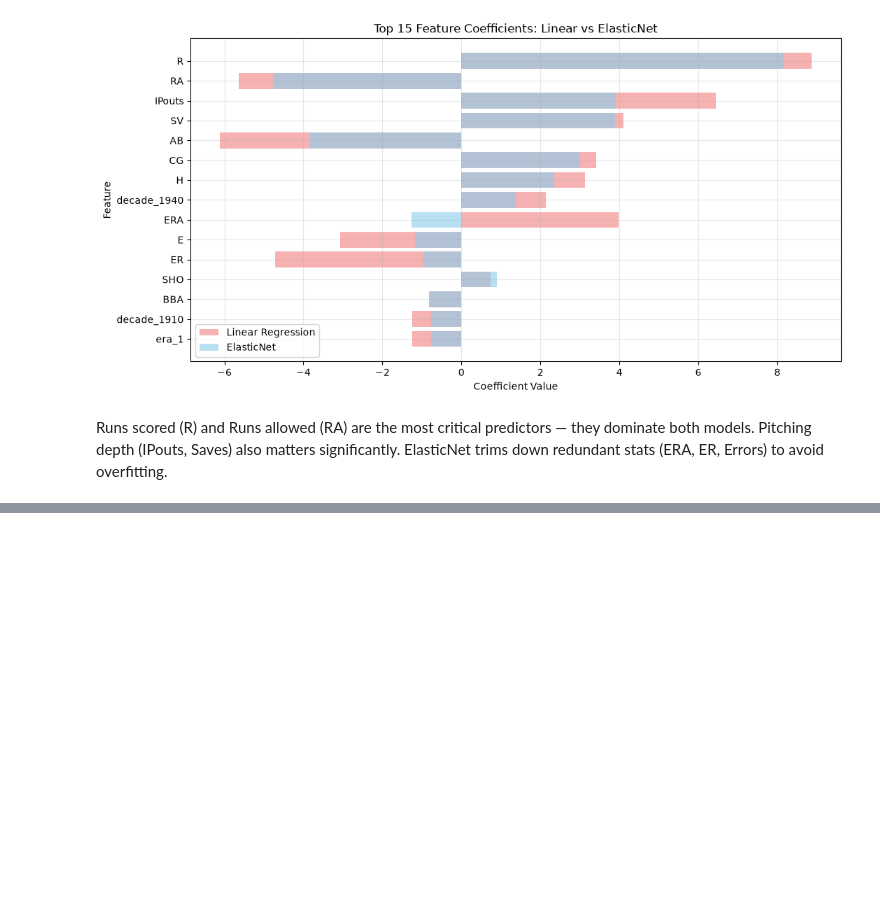
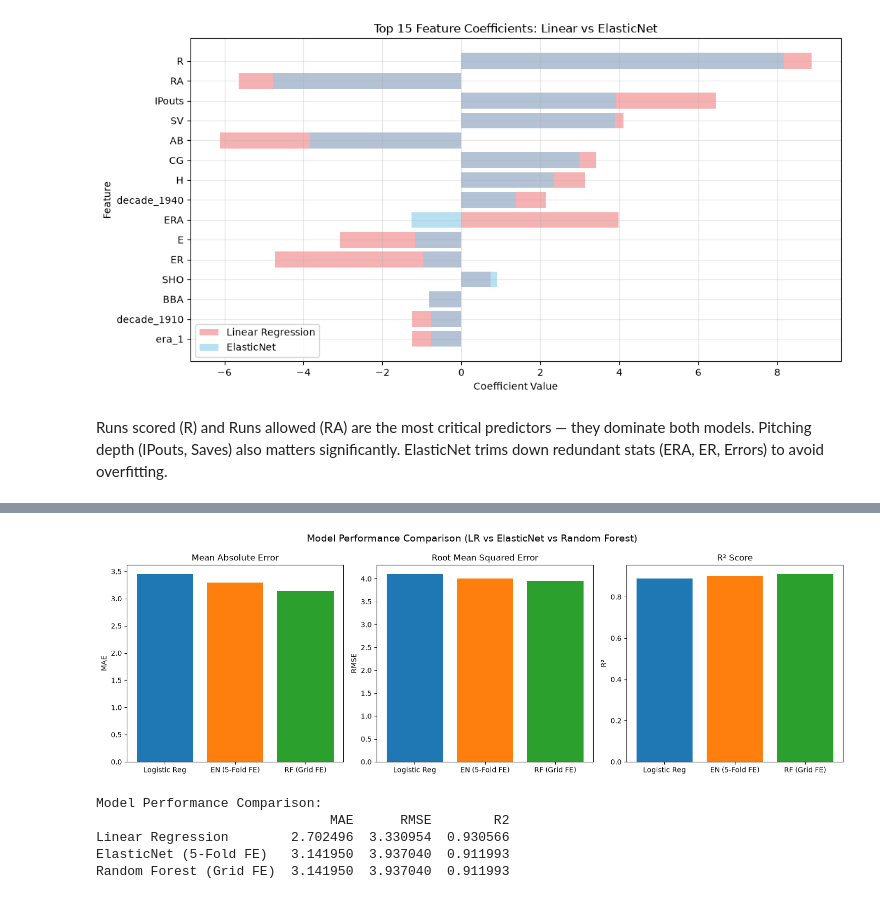
Before and after one commit to boyboi86/ntu-module3-mlb, a Jupyter notebook: Gerine/Moneyball.ipynb, the cells around one changed output, grey strips where cells are left out. Saved outputs shown, nothing was run; the diff lists cells and outputs as text; code cells hidden in the pictures; blank space fills up the shorter version.

```diff
--- a/Gerine/Moneyball.ipynb
+++ b/Gerine/Moneyball.ipynb
@@ -1336,0 +1031,75 @@ plt.show()
+# %%
+import matplotlib.pyplot as plt
+
+# Example metrics (replace with your actual CV results)
+results = {
+    "Logistic Reg": {"MAE": 3.45, "RMSE": 4.10, "R2": 0.89},
+    "EN (5-Fold FE)": {"MAE": 3.30, "RMSE": 4.00, "R2": 0.90},
+    "RF (Grid FE)": {"MAE": 3.14, "RMSE": 3.95, "R2": 0.91}
+}
+
+models = list(results.keys())
+mae = [results[m]["MAE"] for m in models]
+rmse = [results[m]["RMSE"] for m in models]
+r2 = [results[m]["R2"] for m in models]
+
+fig, axes = plt.subplots(1, 3, figsize=(15, 5))
+
+# MAE
+axes[0].bar(models, mae, color=["#1f77b4", "#ff7f0e", "#2ca02c"])
+axes[0].set_title("Mean Absolute Error")
+axes[0].set_ylabel("MAE")
+
+# RMSE
+axes[1].bar(models, rmse, color=["#1f77b4", "#ff7f0e", "#2ca02c"])
+axes[1].set_title("Root Mean Squared Error")
+axes[1].set_ylabel("RMSE")
+
+# R²
+axes[2].bar(models, r2, color=["#1f77b4", "#ff7f0e", "#2ca02c"])
+axes[2].set_title("R² Score")
+axes[2].set_ylabel("R²")
+
+plt.suptitle("Model Performance Comparison (LR vs ElasticNet vs Random Forest)", fontsize=14)
+plt.tight_layout()
+plt.show()
+
+import pandas as pd
+
+# --- Collect metrics from your runs ---
+
+# Linear Regression (from your test evaluation)
+lr_mae = lr_test_mae
+lr_rmse = lr_test_rmse
+lr_r2   = lr_test_r2
+
+# ElasticNet (from your CV evaluation)
+elastic_mae = cv_mae
+elastic_rmse = cv_rmse
+elastic_r2   = cv_r2
+
+# Random Forest (from your CV evaluation)
+rf_mae = cv_mae   # from RF run
+rf_rmse = cv_rmse # from RF run
+rf_r2   = cv_r2   # from RF run
+
+# --- Build results dictionary ---
+results = {
+    "Linear Regression": {"MAE": lr_mae, "RMSE": lr_rmse, "R2": lr_r2},
+    "ElasticNet (5-Fold FE)": {"MAE": elastic_mae, "RMSE": elastic_rmse, "R2": elastic_r2},
+    "Random Forest (Grid FE)": {"MAE": rf_mae, "RMSE": rf_rmse, "R2": rf_r2}
+}
+
+# --- Convert to DataFrame ---
+df_results = pd.DataFrame(results).T
+df_results = df_results[["MAE", "RMSE", "R2"]]  # order columns
+
+print("\nModel Performance Comparison:")
+print(df_results)
+# %% [output]
+[figure, added]
+Model Performance Comparison:
+                              MAE      RMSE        R2
+Linear Regression        2.702496  3.330954  0.930566
+ElasticNet (5-Fold FE)   3.141950  3.937040  0.911993
+Random Forest (Grid FE)  3.141950  3.937040  0.911993
```
Also changed, not shown: parts of 25 cells of this notebook, 11 other files.
